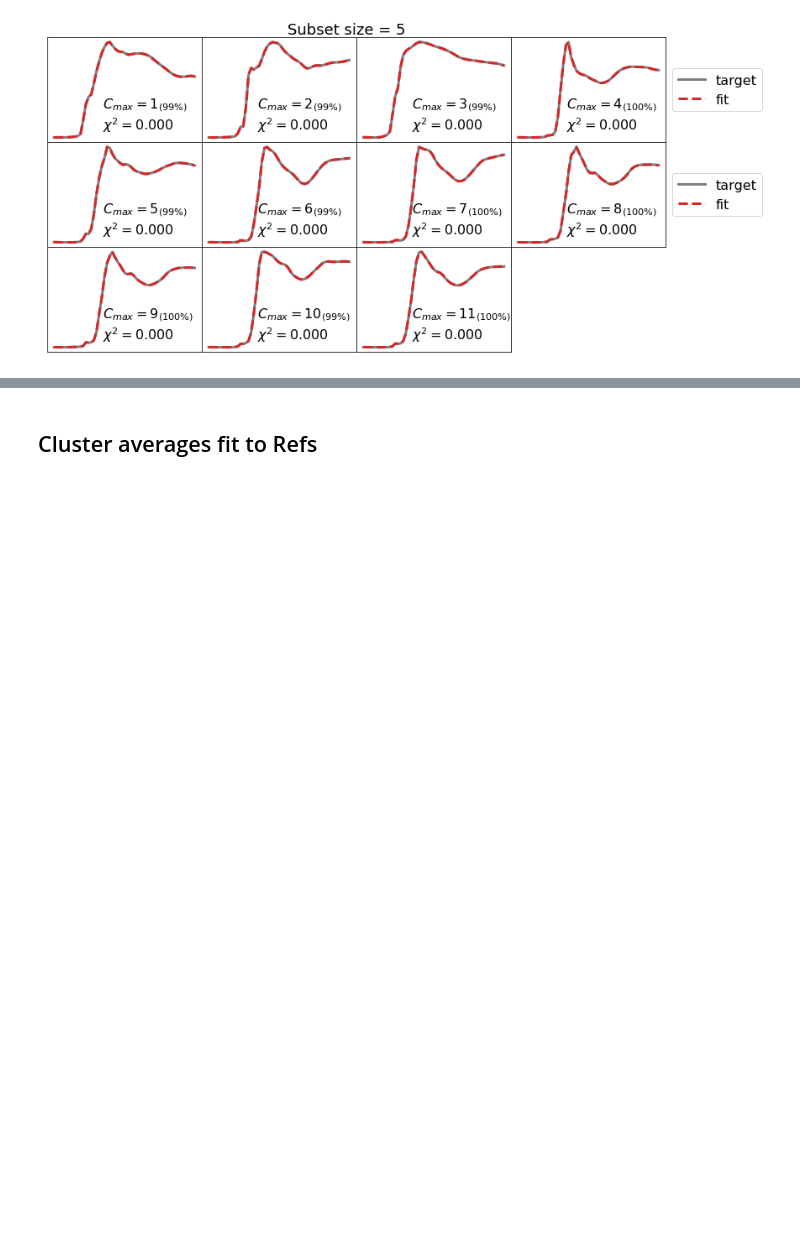
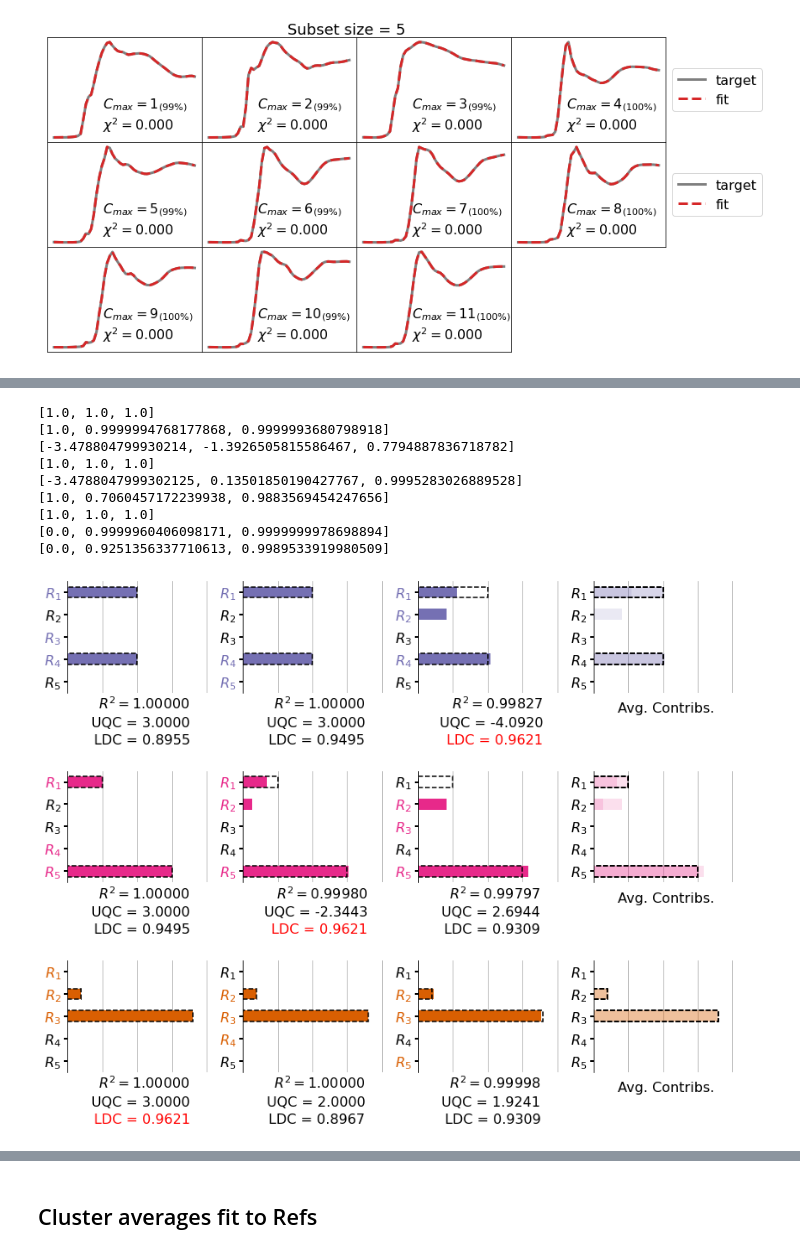
Before and after one commit to stetef/nano-XANES-microscopy-of-Fe, a Jupyter notebook: Analysis & Visualization.ipynb, the cells around one changed output, grey strips where cells are left out. Drawn from its saved outputs; the diff is of its cells as text; code cells hidden in the pictures; blank space fills up the shorter version.

```diff
--- a/Analysis & Visualization.ipynb
+++ b/Analysis & Visualization.ipynb
@@ -625,0 +681,79 @@ plt.show()
+# %%
+N = len(basis)
+labels = ['$R_{' + f'{N - c}' + '}$' for c in range(N)]
+colors = [plt.cm.Dark2(c) for c in [2, 3, 1]]
+n_targets = len(targets)
+
+ldc_thresh = 0.95
+
+fig, axes_list = plt.subplots(figsize=(3.5 * (top_n + 1), 0.7 * N * n_targets),
+                              ncols=top_n + 1, nrows=n_targets)
+plt.subplots_adjust(wspace=0.2, hspace=0.7)
+
+
+for i in range(n_targets):
+    axes = axes_list[i]
+    top_picks = Results[i]
+
+    best_coeffs = top_picks[1][keys[3]][0]
+    best_subset = top_picks[1][keys[1]]
+    best_sorted_coeffs, best_sorted_subset = sort_by_x(best_coeffs, best_subset)
+
+    best_contribs = np.array([best_sorted_coeffs[j] * best_sorted_subset[j]
+                              for j in range(subset_size)])
+
+    for j, ax in enumerate(axes):
+        format_bar_axes(ax, N, labels)
+
+    for j in range(top_n):
+        indices = top_picks[j + 1][keys[0]]
+        subset = top_picks[j + 1][keys[1]]
+        coeffs = top_picks[j + 1][keys[3]][0]
+        score = top_picks[j + 1][keys[4]]
+
+        xlabel = '$R^2 = ' + f'{1 - score:.5f}$'
+        text_colors = ['k' for k in range(subset_size)]
+
+        unq = get_uniqueness_cost(coeffs, subset, best_contribs, subset_size)
+        print(unq)
+        unq_label = f'\nUQC = {np.sum(unq):.4f}'
+
+        ldc = np.max([r2_score(ri, rj) for ri, rj in itertools.combinations(subset, 2)])
+        ldc_label = f'\nLDC = {ldc:.4f}'
+
+        if ldc > ldc_thresh:
+            text_colors[2] = 'r'
+
+        add_multicolored_xlabel(axes[j], [xlabel, unq_label, ldc_label], text_colors)
+
+
+        for k, tick in enumerate(axes[j].yaxis.get_ticklabels()):
+            if k in N - 1 - indices:
+                tick.set_color(colors[i])
+
+        for idx in [j, top_n]:
+            if idx == j:
+                alpha = 1
+
+            else:
+                alpha = 0.15
+
+            axes[idx].barh(N - 1 - indices, coeffs, height=0.5,
+                           color=colors[i], alpha=alpha, zorder=2)
+            axes[idx].barh(N - 1 - np.array(real_indices[i]), real_coeffs[i], height=0.5,
+                           edgecolor='k', fill=False, linewidth=1.5, linestyle='--', zorder=2)
+
+    axes[top_n].set_xlabel('Avg. Contribs.', fontsize=16)
+
+plt.show()
+# %% [output]
+[1.0, 1.0, 1.0]
+[1.0, 0.9999994768177868, 0.9999993680798918]
+[-3.478804799930214, -1.3926505815586467, 0.7794887836718782]
+[1.0, 1.0, 1.0]
+[-3.4788047999302125, 0.13501850190427767, 0.9995283026889528]
+[1.0, 0.7060457172239938, 0.9883569454247656]
+[1.0, 1.0, 1.0]
+[0.0, 0.9999960406098171, 0.9999999978698894]
+[0.0, 0.9251356337710613, 0.9989533919980509]
+[figure, added]
```
Also changed, not shown: parts of 15 cells of this notebook, 2 other files.
